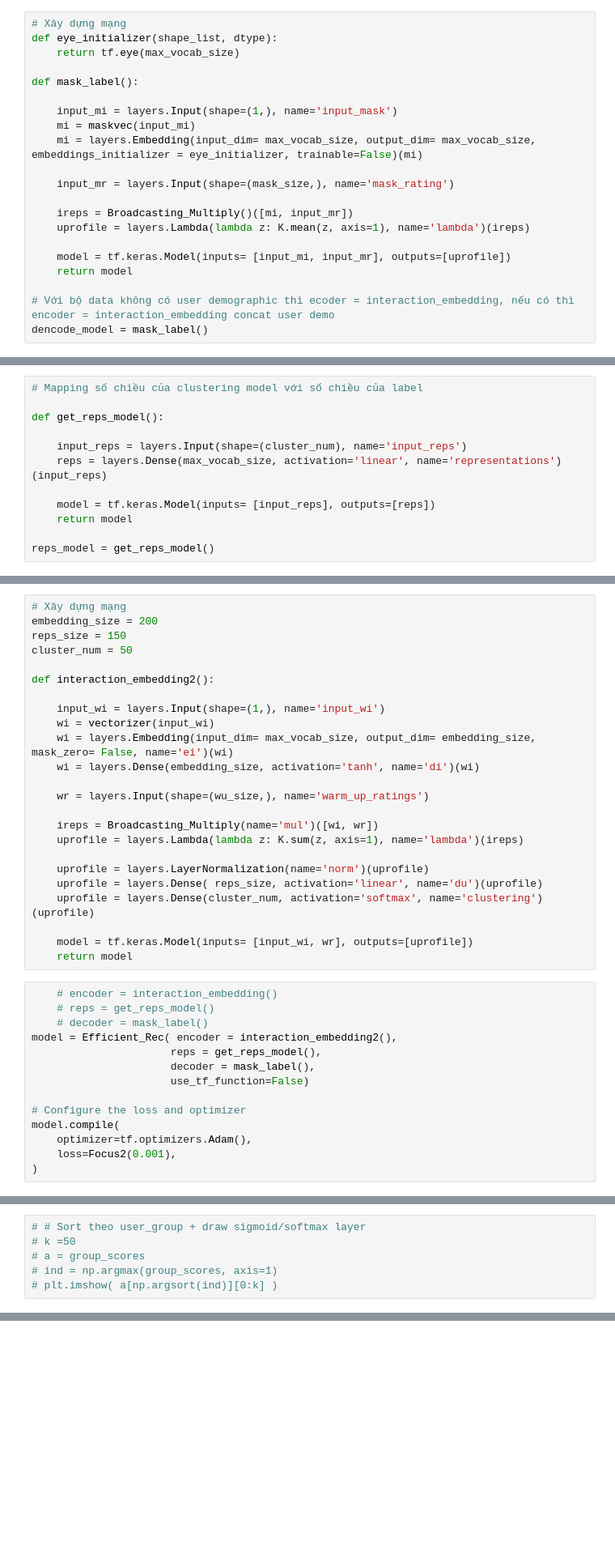
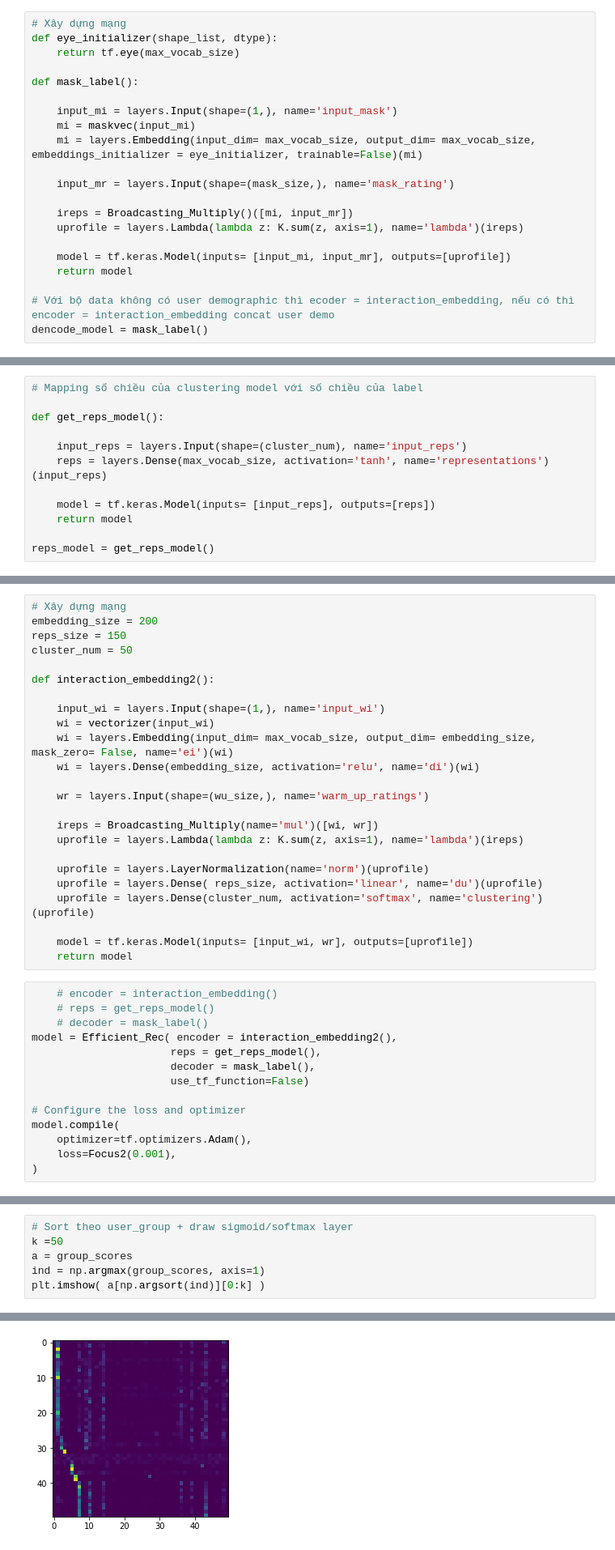
Before and after one commit to quanvu0996/TF_cert_training, a Jupyter notebook: v2_2_ML20M_sequence.ipynb, the cells around one changed output, grey strips where cells are left out. Shown at 81% size. Drawn from its saved outputs; the diff is of its cells as text; blank space fills up the shorter version.

```diff
--- a/v2_2_ML20M_sequence.ipynb
+++ b/v2_2_ML20M_sequence.ipynb
@@ -259,7 +263,7 @@ def mask_label():
     input_mr = layers.Input(shape=(mask_size,), name='mask_rating')
 
     ireps = Broadcasting_Multiply()([mi, input_mr])
-    uprofile = layers.Lambda(lambda z: K.mean(z, axis=1), name='lambda')(ireps)
+    uprofile = layers.Lambda(lambda z: K.sum(z, axis=1), name='lambda')(ireps)
 
     model = tf.keras.Model(inputs= [input_mi, input_mr], outputs=[uprofile])
     return model
@@ -295,7 +321,7 @@ ________________________________________________________________________________
 def get_reps_model():
 
     input_reps = layers.Input(shape=(cluster_num), name='input_reps')
-    reps = layers.Dense(max_vocab_size, activation='linear', name='representations')(input_reps)
+    reps = layers.Dense(max_vocab_size, activation='tanh', name='representations')(input_reps)
 
     model = tf.keras.Model(inputs= [input_reps], outputs=[reps])
     return model
@@ -442,7 +468,7 @@ def interaction_embedding2():
     input_wi = layers.Input(shape=(1,), name='input_wi')
     wi = vectorizer(input_wi)
     wi = layers.Embedding(input_dim= max_vocab_size, output_dim= embedding_size, mask_zero= False, name='ei')(wi)
-    wi = layers.Dense(embedding_size, activation='tanh', name='di')(wi)
+    wi = layers.Dense(embedding_size, activation='relu', name='di')(wi)
 
     wr = layers.Input(shape=(wu_size,), name='warm_up_ratings')
 
@@ -486,6 +568,7 @@ for i in range(50):
 # %%
-# # Sort theo user_group + draw sigmoid/softmax layer
-# k =50
-# a = group_scores
-# ind = np.argmax(group_scores, axis=1)
-# plt.imshow( a[np.argsort(ind)][0:k] )
+# Sort theo user_group + draw sigmoid/softmax layer
+k =50
+a = group_scores
+ind = np.argmax(group_scores, axis=1)
+plt.imshow( a[np.argsort(ind)][0:k] )
+# %% [output]
@@ -491,0 +576 @@ for i in range(50):
+[figure, added]
```
Also changed, not shown: parts of 17 cells of this notebook.
